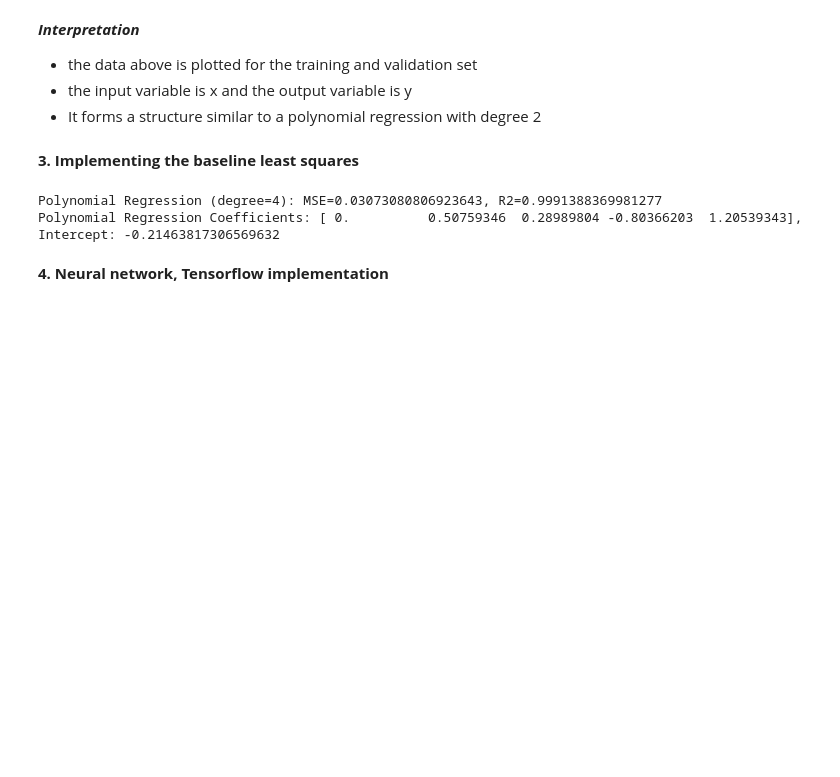
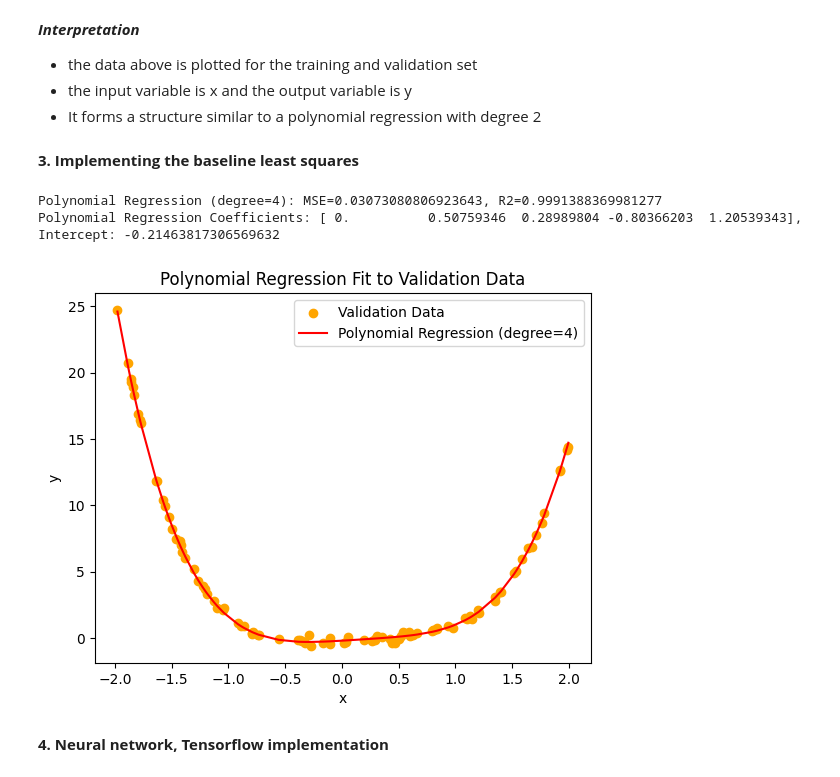
Before and after one commit to xplj5935-uol/Graphs_networks_and_systems_personal_project, a Jupyter notebook: main.ipynb, the cells around one changed output. Cells and saved outputs as stored; diff of their text form; code cells hidden in the pictures; blank space fills up the shorter version.

Commit message:
add poly graph

```diff
--- a/main.ipynb
+++ b/main.ipynb
@@ -92,6 +93,25 @@ print(f'Polynomial Regression Coefficients: {poly_model.coef_}, Intercept: {poly
 # %% [output]
 Polynomial Regression (degree=4): MSE=0.03073080806923643, R2=0.9991388369981277
 Polynomial Regression Coefficients: [ 0.          0.50759346  0.28989804 -0.80366203  1.20539343], Intercept: -0.21463817306569632
+# %%
+coefficients = poly_model.coef_
+# %%
+#graphing our polynomial regression and validation data together
+plt.scatter(X_val, y_val, color='orange', label='Validation Data')
+X_val_sorted = np.sort(X_val.values.flatten()) #sorting the x values for a smoother
+#constructing the polynomial equation
+x = X_val_sorted.flatten() #flattening the x values for polynomial equation
+for i in range(1, 5):
+    y = coefficients[1]*x**1 + coefficients[2]*x**2 + coefficients[3]*x**3 + coefficients[4]*x**4 + poly_model.intercept_
+#variable for the sorted x values
+plt.plot(X_val_sorted, y, color='red', label=f'Polynomial Regression (degree={degree})')
+plt.xlabel('x')
+plt.ylabel('y')
+plt.legend()
+plt.title('Polynomial Regression Fit to Validation Data')
+plt.show()
+# %% [output]
+[figure, added]
 # %% [markdown]
 ****4. Neural network, Tensorflow implementation****
 # %%
```
Also changed, not shown: parts of 7 cells of this notebook, 1 other file.
